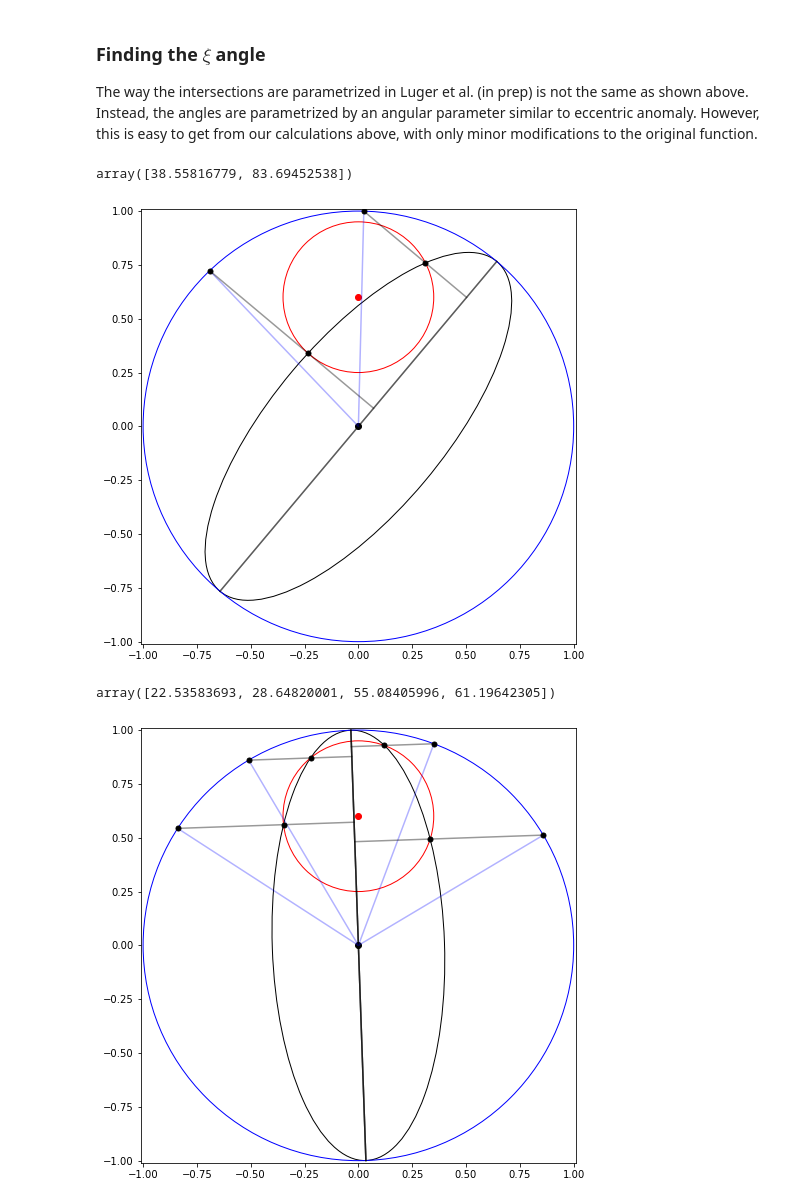
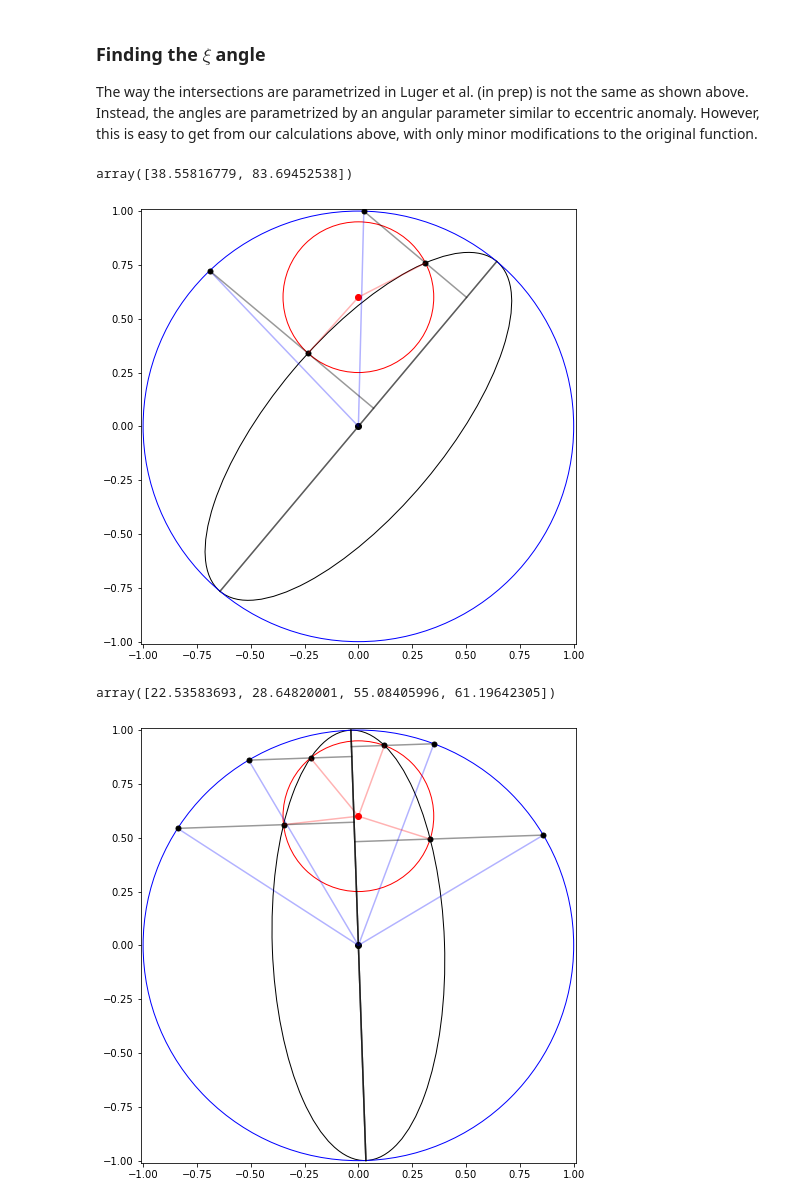
Before and after one commit to shashankdholakia/gravity-dark, a Jupyter notebook: Integral Bounds.ipynb, the cells around one changed output. Drawn from its saved outputs; the diff is of its cells as text; code cells hidden in the pictures.

```diff
--- a/Integral Bounds.ipynb
+++ b/Integral Bounds.ipynb
@@ -176,8 +177,8 @@ Define helper functions to find intersection points of ellipse and circle:
 # %%
 def quartic_poly(x, b0, r_p, f, theta):
 
-    x0 = b0*np.sin(np.radians(theta))
-    y0 = b0*np.cos(np.radians(theta))
+    x0 = b0*np.sin((theta))
+    y0 = b0*np.cos((theta))
     b = 1-f
     A = b**4 - 2*b**2 + 1
     B = 4*x0*(b**2 - 1)
@@ -190,8 +191,8 @@ def quartic_poly(x, b0, r_p, f, theta):
     return (A*x**4 + B*x**3 + C*x**2 + D*x + E)
 
 def quartic_poly_2(x, b0, r_p, f, theta):
-    x0 = b0*np.sin(np.radians(theta))
-    y0 = b0*np.cos(np.radians(theta))
+    x0 = b0*np.sin(theta)
+    y0 = b0*np.cos(theta)
     A, B, C, D, E = coeffs(1-f,x0,y0,r_p)
     return (A*x**4 + B*x**3 + C*x**2 + D*x + E)
 
@@ -212,8 +213,8 @@ def find_intersections(b0, r_p, f, theta):
     theta: spin-orbit obliquity *in degrees*
     """
 
-    x0 = b0*np.sin(np.radians(theta))
-    y0 = b0*np.cos(np.radians(theta))
+    x0 = b0*np.sin(theta)
+    y0 = b0*np.cos(theta)
     b = (1.0-f)
     A = b**4 - 2*b**2 + 1
     B = 4*x0*(b**2 - 1)
@@ -232,12 +233,12 @@ def find_intersections_2(b0, r_p, f, theta):
     theta: spin-orbit obliquity *in degrees*
     """
 
-    x0 = b0*np.sin(np.radians(theta))
-    y0 = b0*np.cos(np.radians(theta))
+    x0 = b0*np.sin(theta)
+    y0 = b0*np.cos(theta)
     coeff = coeffs(1-f,x0,y0,r_p)
     return np.roots(coeff), np.polyval(np.abs(coeff),np.abs(np.roots(coeff)))
 def circle_err(x, y, b0, rp, theta):
-    return np.abs((y-b0*np.cos(np.radians(theta)))**2-(rp**2 - (x-b0*np.sin(np.radians(theta)))**2))
+    return np.abs((y-b0*np.cos(theta))**2-(rp**2 - (x-b0*np.sin(theta))**2))
 # %% [markdown]
 Update the plotting function so it plots the intersection points:
 # %%
@@ -332,6 +339,8 @@ draw_oblate(0.60, 0.35,0.8,30)
 The way the intersections are parametrized in Luger et al. (in prep) is not the same as shown above. Instead, the angles are parametrized by an angular parameter similar to eccentric anomaly. However, this is easy to get from our calculations above, with only minor modifications to the original function.
 # %%
 def draw_oblate_squiggly(b0, rp, f, theta):
+
+    """theta in radians"""
     # Set up the figure
     fig, ax = pl.subplots(1, figsize=(8, 8))
     ax.set_xlim(min(-1.01, -rp - 0.01), max(1.01, rp + 0.01));
@@ -339,7 +348,7 @@ def draw_oblate_squiggly(b0, rp, f, theta):
     ax.set_aspect(1);
 
     # Draw the two bodies
-    occulted = Ellipse((0, 0), 1.0*2,(1-f)*2,theta, fill=False, color='k')
+    occulted = Ellipse((0, 0), 1.0*2,(1-f)*2,np.degrees(theta), fill=False, color='k')
     occulted_circ = Circle((0, 0), 1.0, fill=False, color='b')
     ax.add_artist(occulted)
     ax.add_artist(occulted_circ)
@@ -350,7 +359,6 @@ def draw_oblate_squiggly(b0, rp, f, theta):
 
     roots, err = find_intersections_2(b0, rp, f, theta)
     roots_real = roots[np.isclose(roots,np.real(roots),atol=0.0001)] #discard imaginary roots
-
     # Mark the points of intersection if they exist
     angles = []
     if len(roots)>0:
@@ -389,31 +397,34 @@ def draw_oblate_squiggly(b0, rp, f, theta):
             def rot(x,y, theta):
                 #return x,y rotated back into the standard reference frame F
                 return (x*np.cos(theta) - y*np.sin(theta), x*np.sin(theta) + y*np.cos(theta))
+            #plot the intersection points and draw a blue line from the origin to the outer radius of the bounding circle
+            pl.plot([0, rot(x, y, theta)[0]], [0, rot(x, y, theta)[1]], 'b-', alpha=0.3)
+            pl.plot(rot(x, y, theta)[0], rot(x, y, theta)[1], 'ko', ms=5)
+            pl.plot(rot(x_int, y_int, theta)[0], rot(x_int, y_int, theta)[1], 'ko', ms=5)
 
-            pl.plot([0, rot(x, y, np.radians(theta))[0]], [0, rot(x, y, np.radians(theta))[1]], 'b-', alpha=0.3)
-            pl.plot(rot(x, y, np.radians(theta))[0], rot(x, y, np.radians(theta))[1], 'ko', ms=5)
-            pl.plot(rot(x_int, y_int, np.radians(theta))[0], rot(x_int, y_int, np.radians(theta))[1], 'ko', ms=5)
+            #plot the red line from center of planet to intersectioon points
+            pl.plot([0,rot(x_int, y_int, theta)[0]],[b0, rot(x_int, y_int, theta)[1]], 'r-', alpha=0.3)
 
-            xs = [rot(x, y, np.radians(theta))[0],rot(x, 0, np.radians(theta))[0]]
-            ys = [rot(x, y, np.radians(theta))[1],rot(x, 0, np.radians(theta))[1]]
+            xs = [rot(x, y, theta)[0],rot(x, 0, theta)[0]]
+            ys = [rot(x, y, theta)[1],rot(x, 0, theta)[1]]
 
-            smax = [rot(-1, 0, np.radians(theta))[0], rot(1, 0, np.radians(theta))[0]]
-            smay = [rot(-1, 0, np.radians(theta))[1], rot(1, 0, np.radians(theta))[1]]
+            smax = [rot(-1, 0, theta)[0], rot(1, 0, theta)[0]]
+            smay = [rot(-1, 0, theta)[1], rot(1, 0, theta)[1]]
             pl.plot(xs, ys, 'k-', alpha=0.4)
             pl.plot(smax, smay, 'k-', alpha=0.4)
 
             angles.append(xi)
         return np.degrees(angles)
 # %%
-draw_oblate_squiggly(0.60, 0.35,0.6,50)
+draw_oblate_squiggly(0.60, 0.35,0.6,np.radians(50))
 # %% [output]
 array([38.55816779, 83.69452538])
-[figure, old version]
+[figure, new version]
 # %%
-draw_oblate_squiggly(0.60, 0.35,0.6,92)
+draw_oblate_squiggly(0.60, 0.35,0.6,np.radians(92))
 # %% [output]
 array([22.53583693, 28.64820001, 55.08405996, 61.19642305])
-[figure, old version]
+[figure, new version]
 # %% [markdown]
 ## Numerical and Analytic Integration!
 
```
Also changed, not shown: parts of 29 cells of this notebook.
